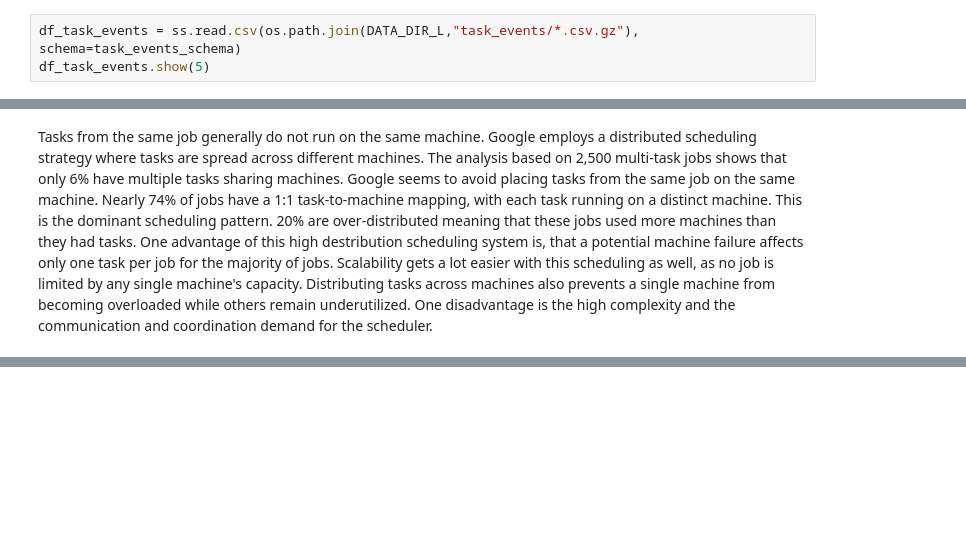
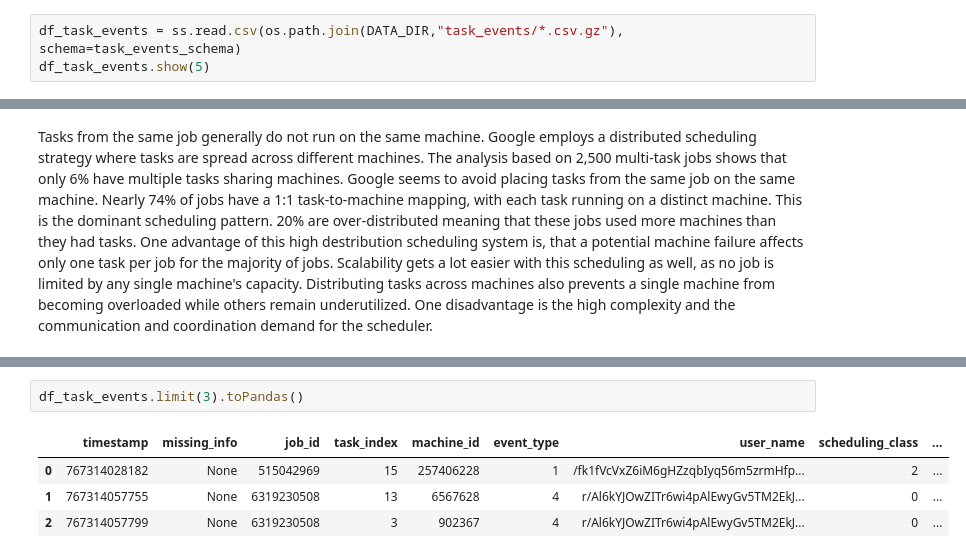
Before and after one commit to len-rtz/LDMS-google-traces-spark, a Jupyter notebook: google_cluster_analysis.ipynb, the cells around one changed output, grey strips where cells are left out. Drawn from its saved outputs; the diff is of its cells as text; blank space fills up the shorter version.

```diff
--- a/google_cluster_analysis.ipynb
+++ b/google_cluster_analysis.ipynb
@@ -330,7 +339,7 @@ task_events_schema = StructType([
     StructField("different_machine_constraint", BooleanType(), True)
 ])
 # %%
-df_task_events = ss.read.csv(os.path.join(DATA_DIR_L,"task_events/*.csv.gz"), schema=task_events_schema)
+df_task_events = ss.read.csv(os.path.join(DATA_DIR,"task_events/*.csv.gz"), schema=task_events_schema)
 df_task_events.show(5)
 # %% [output]
 +------------+------------+----------+----------+----------+----------+--------------------+----------------+--------+-------------+-------+--------------+----------------------------+
@@ -708,0 +770,7 @@ Tasks from the same job generally do not run on the same machine. Google employs
+# %%
+df_task_events.limit(3).toPandas()
+# %% [output]
+|  | timestamp | missing_info | job_id | task_index | machine_id | event_type | user_name | scheduling_class | ... |
+| 0 | 767314028182 | None | 515042969 | 15 | 257406228 | 1 | /fk1fVcVxZ6iM6gHZzqbIyq56m5zrmHfp... | 2 | ... |
+| 1 | 767314057755 | None | 6319230508 | 13 | 6567628 | 4 | r/Al6kYJOwZITr6wi4pAlEwyGv5TM2EkJ... | 0 | ... |
+| 2 | 767314057799 | None | 6319230508 | 3 | 902367 | 4 | r/Al6kYJOwZITr6wi4pAlEwyGv5TM2EkJ... | 0 | ... |
```
Also changed, not shown: parts of 37 cells of this notebook.
